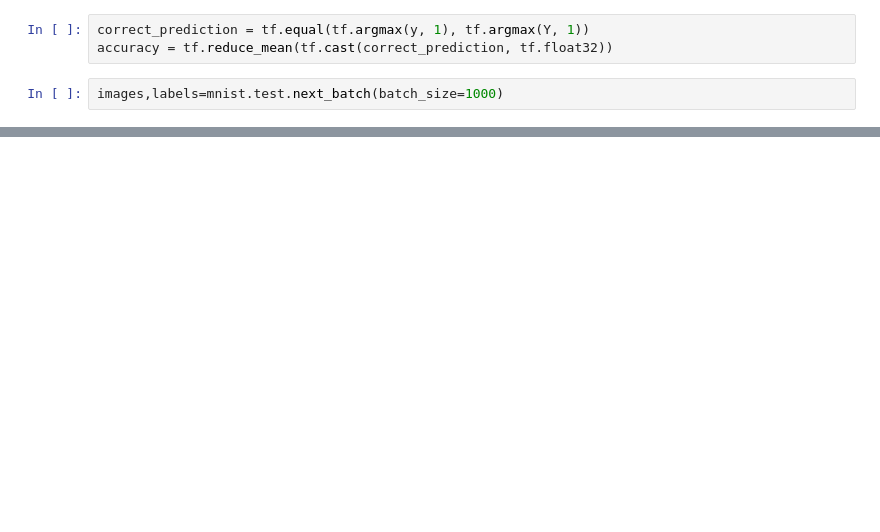
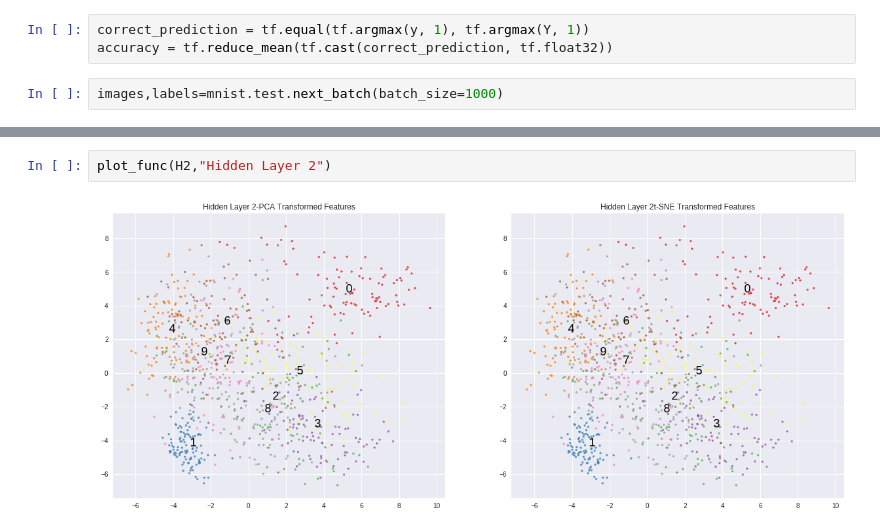
Before and after one commit to venkateshaditya/MINST-Classification-Using-Tensorflow, a Jupyter notebook: MNIST_Character_Recognition.ipynb, the cells around one changed output, grey strips where cells are left out. Cells and saved outputs as stored; diff of their text form; blank space fills up the shorter version.

```diff
--- a/MNIST_Character_Recognition.ipynb
+++ b/MNIST_Character_Recognition.ipynb
@@ -171,0 +187,4 @@ plt.show()
+# %%
+plot_func(H2,"Hidden Layer 2")
+# %% [output]
+[figure, added]
```
Also changed, not shown: parts of 26 cells of this notebook.
